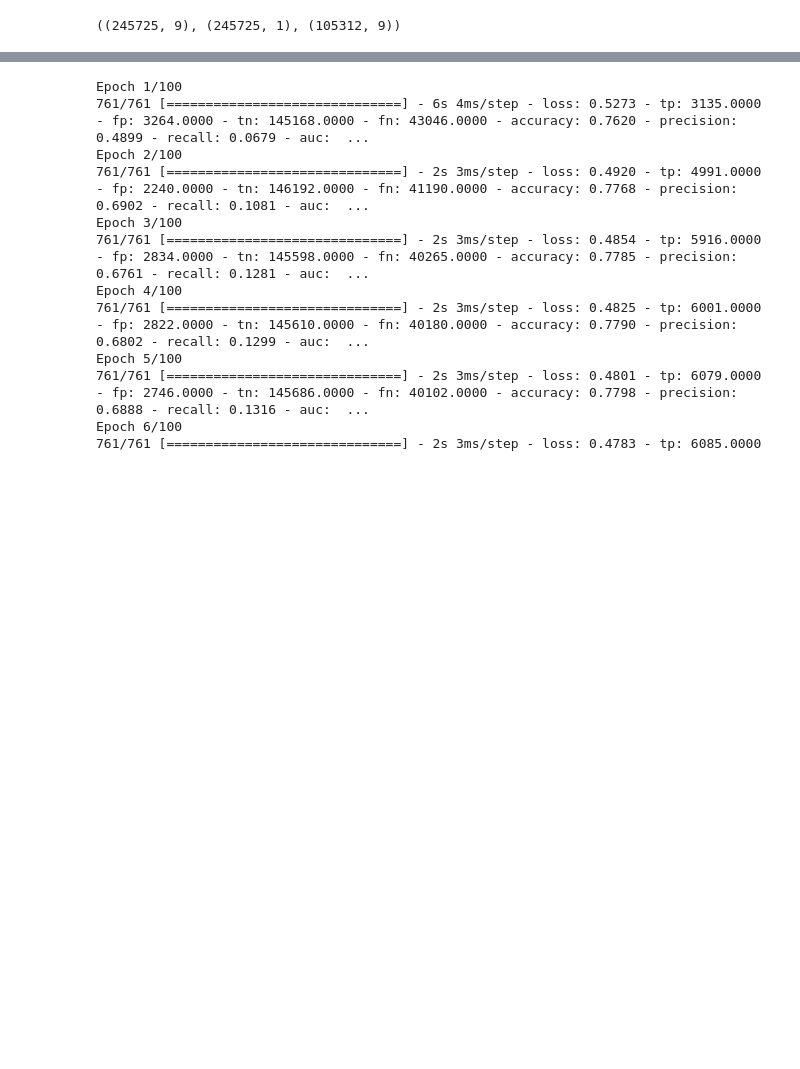
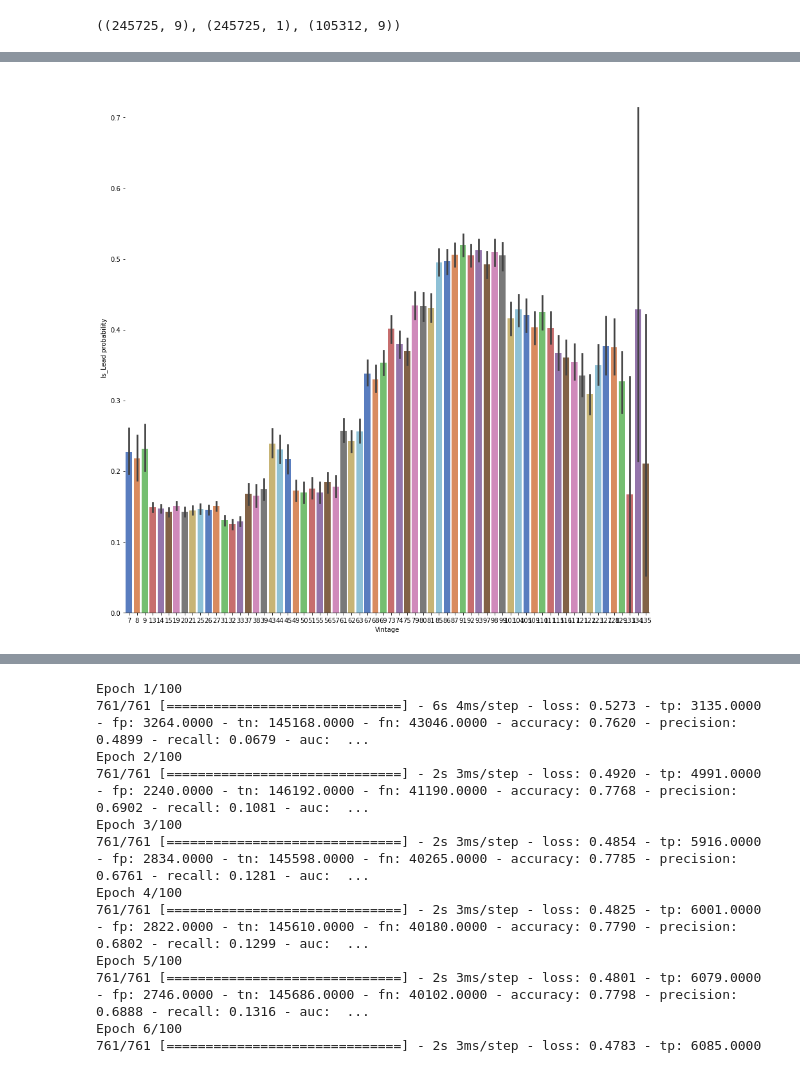
Before and after one commit to invisible23man/Hackathon, a Jupyter notebook: Hackathon.ipynb, the cells around one changed output, grey strips where cells are left out. Saved outputs shown, nothing was run; the diff lists cells and outputs as text; code cells hidden in the pictures; blank space fills up the shorter version.

```diff
--- a/Hackathon.ipynb
+++ b/Hackathon.ipynb
@@ -185,0 +198,8 @@ Credit_Product [0. 1.] 2
+# %%
+# Explore Vintage feature vs Is_Lead
+g = sns.factorplot(x="Vintage",y="Is_Lead",data=train_num,kind="bar", size = 12 ,
+palette = "muted")
+g.despine(left=True)
+g = g.set_ylabels("Is_Lead probability")
+# %% [output]
+[figure, added]
```
Also changed, not shown: parts of 57 cells of this notebook.
